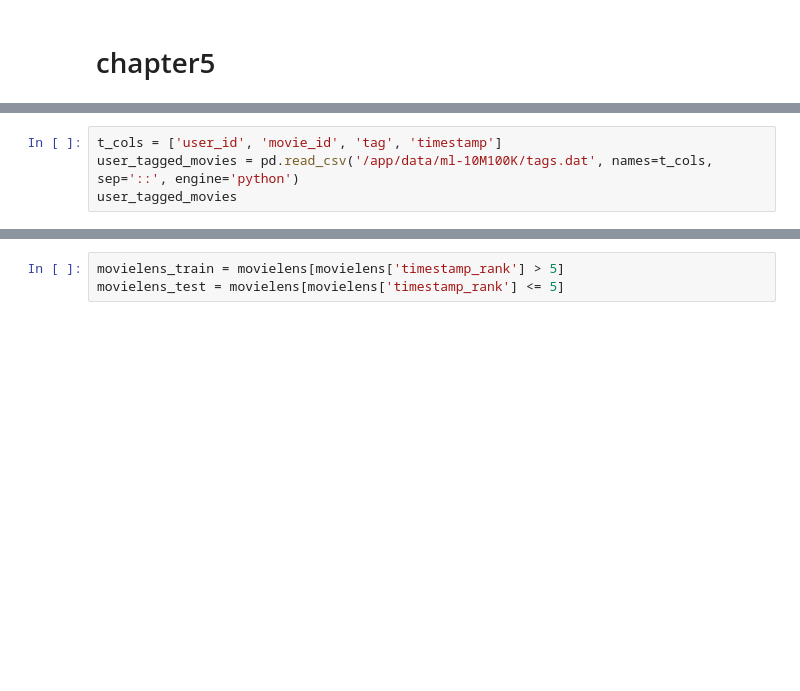
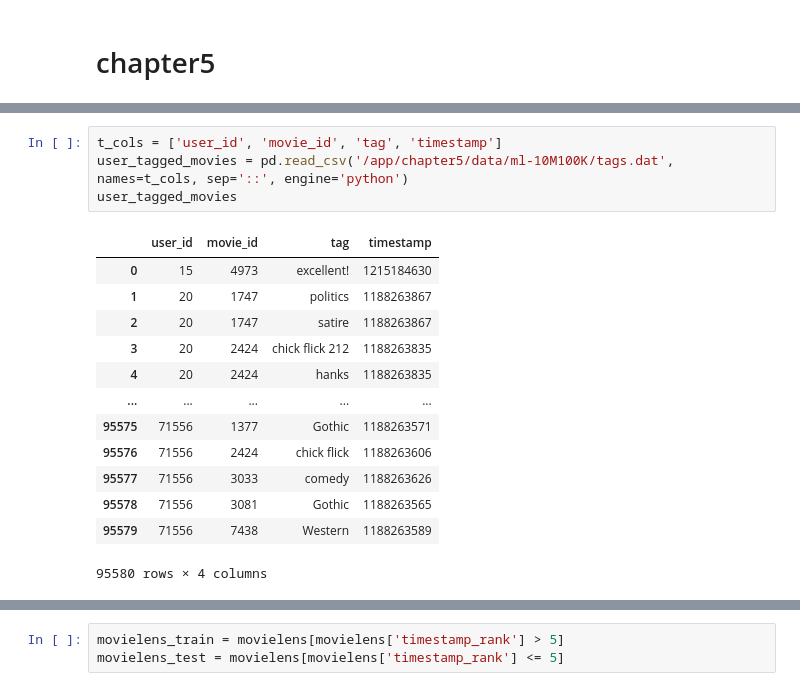
Before and after one commit to RyoyaMasuda/RecommenderSystems, a Jupyter notebook: chapter5/notebook/自分で書く.ipynb, the cells around one changed output, grey strips where cells are left out. Drawn from its saved outputs; the diff is of its cells as text; blank space fills up the shorter version.

```diff
--- a/chapter5/notebook/自分で書く.ipynb
+++ b/chapter5/notebook/自分で書く.ipynb
@@ -26,7 +72,21 @@ movies.head()
 # %%
 t_cols = ['user_id', 'movie_id', 'tag', 'timestamp']
-user_tagged_movies = pd.read_csv('/app/data/ml-10M100K/tags.dat', names=t_cols, sep='::', engine='python')
+user_tagged_movies = pd.read_csv('/app/chapter5/data/ml-10M100K/tags.dat', names=t_cols, sep='::', engine='python')
 user_tagged_movies
+# %% [output]
+|  | user_id | movie_id | tag | timestamp |
+| 0 | 15 | 4973 | excellent! | 1215184630 |
+| 1 | 20 | 1747 | politics | 1188263867 |
+| 2 | 20 | 1747 | satire | 1188263867 |
+| 3 | 20 | 2424 | chick flick 212 | 1188263835 |
+| 4 | 20 | 2424 | hanks | 1188263835 |
+| ... | ... | ... | ... | ... |
+| 95575 | 71556 | 1377 | Gothic | 1188263571 |
+| 95576 | 71556 | 2424 | chick flick | 1188263606 |
+| 95577 | 71556 | 3033 | comedy | 1188263626 |
+| 95578 | 71556 | 3081 | Gothic | 1188263565 |
+| 95579 | 71556 | 7438 | Western | 1188263589 |
+95580 rows × 4 columns
 # %%
 user_tagged_movies['tag'] = user_tagged_movies['tag'].str.lower()
 user_tagged_movies
```
Also changed, not shown: parts of 18 cells of this notebook.
